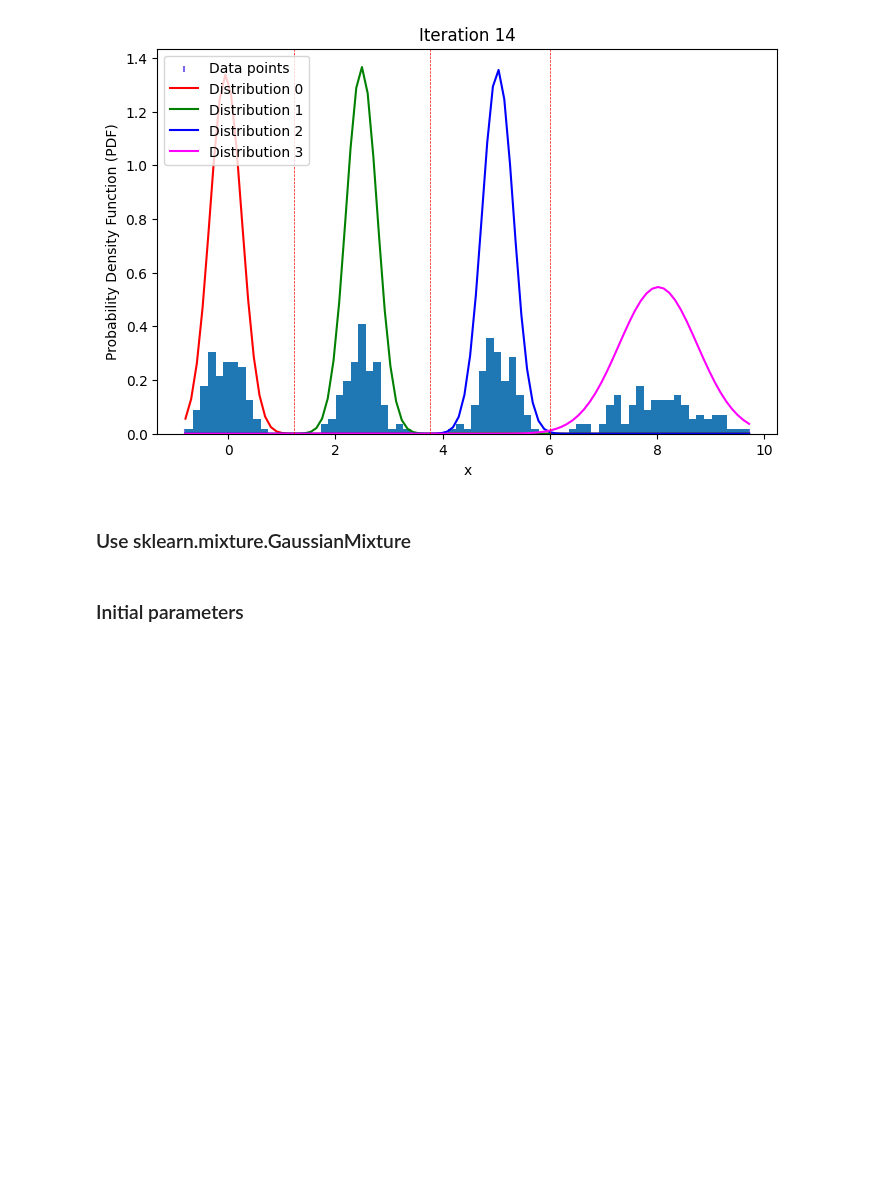
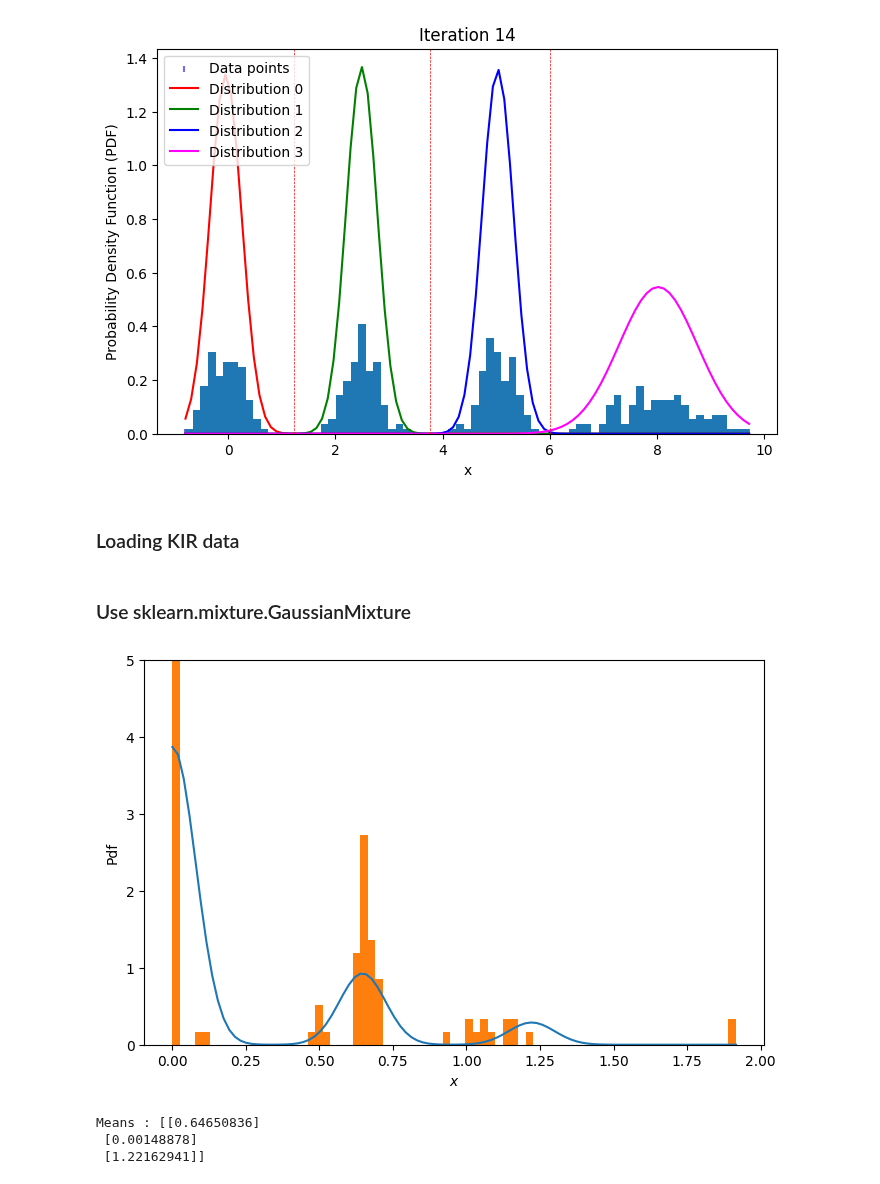
Before and after one commit to devitahalim/scie30001-project, a Jupyter notebook: notebooks/testGMM.ipynb, the cells around one changed output. Cells and saved outputs as stored; diff of their text form; code cells hidden in the pictures; blank space fills up the shorter version.

```diff
--- a/notebooks/testGMM.ipynb
+++ b/notebooks/testGMM.ipynb
@@ -40,46 +42,61 @@ gauss.PlotGMM(D,em,10,t,[])
 [figure]
 [figure]
 [figure]
+# %% [markdown]
+### Loading KIR data
+# %%
+B=pd.read_csv('/Users/devitahalim/SCIE30001_Project/GMM/locusRatioFrame.csv')
+# %%
+# KIR with 4 number of components
+KIR2DS3_data=B["KIR2DS3"].to_numpy()
+
+KIR2DS3_data.sort()
 # %% [markdown]
 ### Use sklearn.mixture.GaussianMixture
 # %%
-from sklearn.mixture import BayesianGaussianMixture
+X=KIR2DS3_data
+X=X.reshape(-1,1)
+gm=GaussianMixture().fit(X)
+N=np.arange(1, 4)
+models=[None for i in range(len(N))]
 
-def fitGaussEM(X):
+for i in range(len(N)):
+    models[i]=GaussianMixture(N[i],covariance_type="tied").fit(X)
 
-    X=X.reshape(-1,1)
-    gm=GaussianMixture().fit(X)
-    N = np.arange(1, 11)
-    models = [None for i in range(len(N))]
+# compute the AIC and the BIC
+AIC=[m.aic(X) for m in models]
+BIC=[m.bic(X) for m in models]
 
-    for i in range(len(N)):
-        models[i] = GaussianMixture(N[i]).fit(X)
+plt.figure(figsize=(8,5))
+M_best_BIC=models[np.argmin(BIC)]
+# M_best_AIC=models[np.argmin(AIC)]
 
-    # compute the AIC and the BIC
-    AIC = [m.aic(X) for m in models]
-    BIC = [m.bic(X) for m in models]
+b=np.linspace(np.min(X),np.max(X),100)
 
-    plt.figure(figsize=(8,5))
-    M_best_BIC=models[np.argmin(BIC)]
-    M_best_AIC=models[np.argmin(AIC)]
+log_prob1=M_best_BIC.score_samples(b.reshape(-1,1))
+# log_prob2=M_best_AIC.score_samples(b.reshape(-1,1))
 
-    b=np.linspace(np.min(X),np.max(X),100)
+resp1=M_best_BIC.predict_proba(b.reshape(-1,1))
+# resp2=M_best_AIC.predict_proba(b.reshape(-1,1))
 
-    log_prob1=M_best_BIC.score_samples(b.reshape(-1,1))
-    log_prob2=M_best_AIC.score_samples(b.reshape(-1,1))
-
-    resp1=M_best_BIC.predict_proba(b.reshape(-1,1))
-    resp2=M_best_AIC.predict_proba(b.reshape(-1,1))
-
-    pdf1=np.exp(log_prob1)
-    pdf2=np.exp(log_prob2)
+pdf1=np.exp(log_prob1)
+# pdf2=np.exp(log_prob2)
 
 
-    # plt.plot(b,pdf1)
-    plt.plot(b,pdf2)
-    plt.hist(X,bins=75, density=True)
+# plt.plot(b,pdf1)
+plt.plot(b,pdf1)
+plt.ylim(0,5)
+plt.hist(X,bins=75, density=True)
 
-    plt.xlabel("$x$")
-    plt.ylabel("Pdf")
+plt.xlabel("$x$")
+plt.ylabel("Pdf")
 
-    plt.show()
+plt.show()
+
+means=M_best_BIC.means_
+print("Means :", means)
+# %% [output]
+[figure, added]
+Means : [[0.64650836]
+ [0.00148878]
+ [1.22162941]]
@@ -107,2 +102,0 @@ def fitBayesianGauss(X,) :
-# %% [markdown]
-### Initial parameters
```
Also changed, not shown: parts of 30 cells of this notebook, 1 other file.
